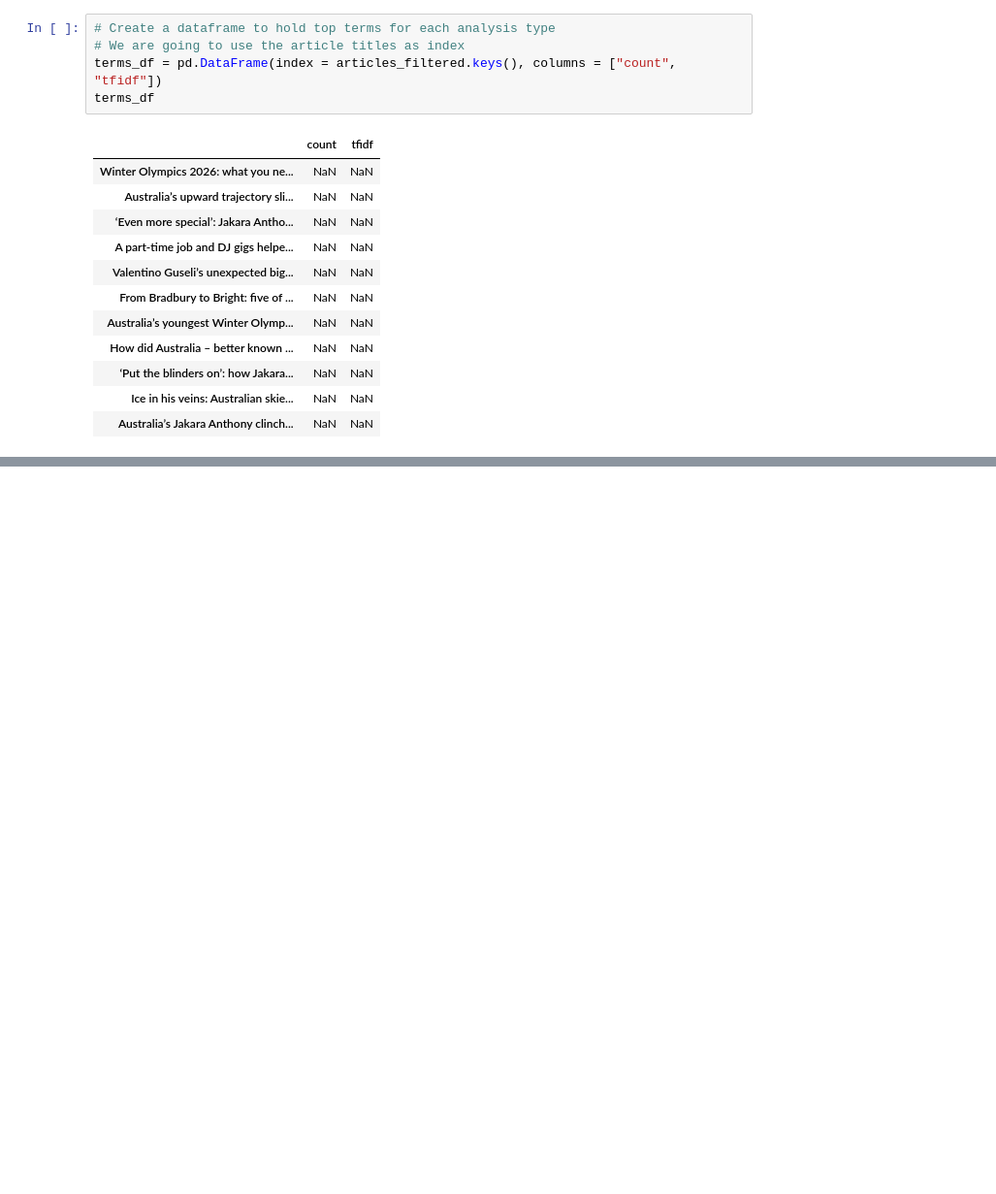
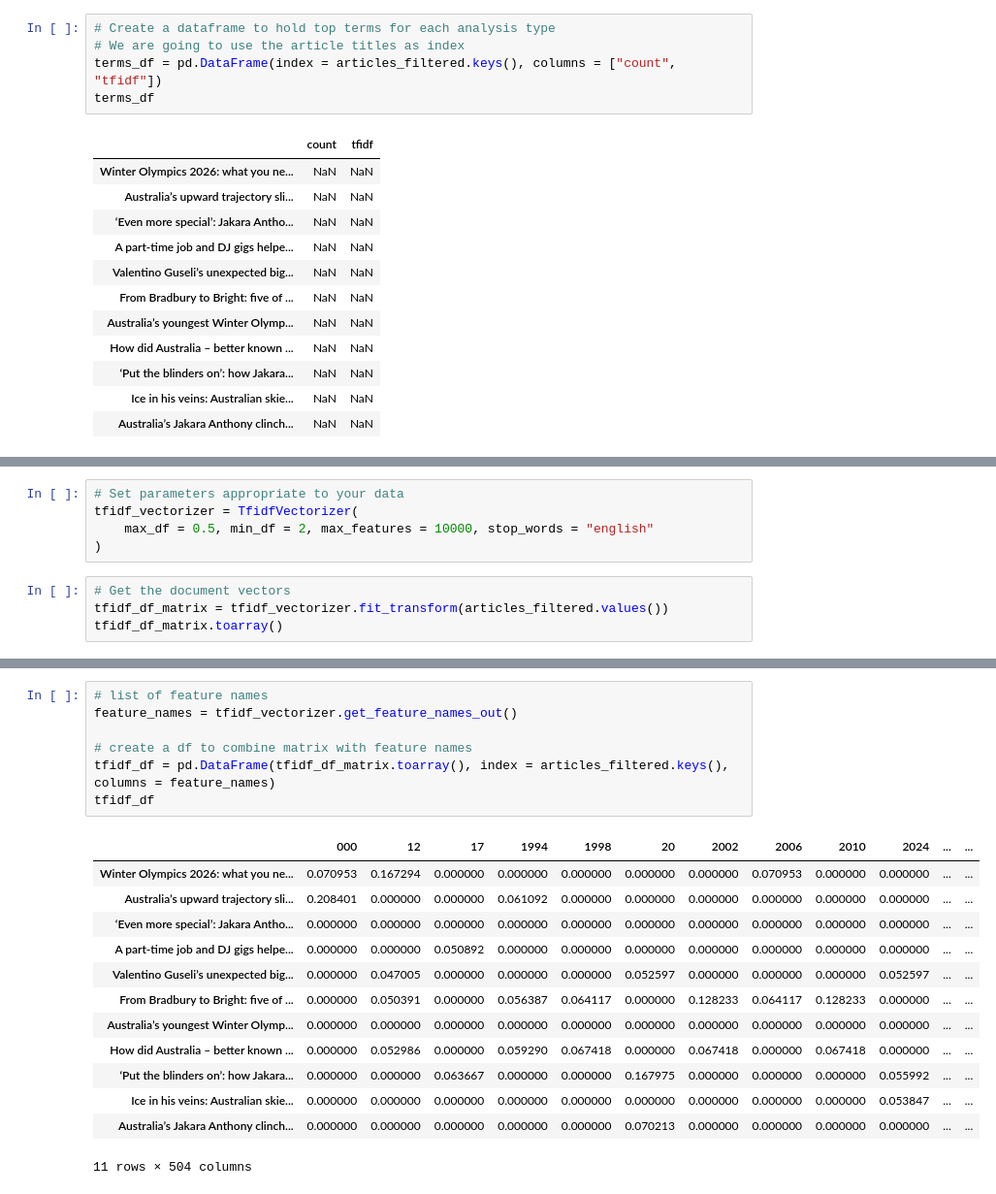
Before and after one commit to marcie-kang/QUT, a Jupyter notebook: Semester 2/IFN619/week4_tutorial.ipynb, the cells around one changed output, grey strips where cells are left out. Shown at 97% size. Saved outputs shown, nothing was run; the diff lists cells and outputs as text; blank space fills up the shorter version.

```diff
--- a/Semester 2/IFN619/week4_tutorial.ipynb
+++ b/Semester 2/IFN619/week4_tutorial.ipynb
@@ -84,0 +145,9 @@ count_dt_matrix = count_vectorizer.fit_transform(articles_filtered.values())
+# %%
+# Set parameters appropriate to your data
+tfidf_vectorizer = TfidfVectorizer(
+    max_df = 0.5, min_df = 2, max_features = 10000, stop_words = "english"
+)
+# %%
+# Get the document vectors
+tfidf_df_matrix = tfidf_vectorizer.fit_transform(articles_filtered.values())
+tfidf_df_matrix.toarray()
@@ -84,0 +168,21 @@ count_dt_matrix = count_vectorizer.fit_transform(articles_filtered.values())
+# %%
+# list of feature names
+feature_names = tfidf_vectorizer.get_feature_names_out()
+
+# create a df to combine matrix with feature names
+tfidf_df = pd.DataFrame(tfidf_df_matrix.toarray(), index = articles_filtered.keys(), columns = feature_names)
+tfidf_df
+# %% [output]
+|  | 000 | 12 | 17 | 1994 | 1998 | 20 | 2002 | 2006 | 2010 | 2024 | ... | ... |
+| Winter Olympics 2026: what you ne... | 0.070953 | 0.167294 | 0.000000 | 0.000000 | 0.000000 | 0.000000 | 0.000000 | 0.070953 | 0.000000 | 0.000000 | ... | ... |
+| Australia’s upward trajectory sli... | 0.208401 | 0.000000 | 0.000000 | 0.061092 | 0.000000 | 0.000000 | 0.000000 | 0.000000 | 0.000000 | 0.000000 | ... | ... |
+| ‘Even more special’: Jakara Antho... | 0.000000 | 0.000000 | 0.000000 | 0.000000 | 0.000000 | 0.000000 | 0.000000 | 0.000000 | 0.000000 | 0.000000 | ... | ... |
+| A part-time job and DJ gigs helpe... | 0.000000 | 0.000000 | 0.050892 | 0.000000 | 0.000000 | 0.000000 | 0.000000 | 0.000000 | 0.000000 | 0.000000 | ... | ... |
+| Valentino Guseli’s unexpected big... | 0.000000 | 0.047005 | 0.000000 | 0.000000 | 0.000000 | 0.052597 | 0.000000 | 0.000000 | 0.000000 | 0.052597 | ... | ... |
+| From Bradbury to Bright: five of ... | 0.000000 | 0.050391 | 0.000000 | 0.056387 | 0.064117 | 0.000000 | 0.128233 | 0.064117 | 0.128233 | 0.000000 | ... | ... |
+| Australia’s youngest Winter Olymp... | 0.000000 | 0.000000 | 0.000000 | 0.000000 | 0.000000 | 0.000000 | 0.000000 | 0.000000 | 0.000000 | 0.000000 | ... | ... |
+| How did Australia – better known ... | 0.000000 | 0.052986 | 0.000000 | 0.059290 | 0.067418 | 0.000000 | 0.067418 | 0.000000 | 0.067418 | 0.000000 | ... | ... |
+| ‘Put the blinders on’: how Jakara... | 0.000000 | 0.000000 | 0.063667 | 0.000000 | 0.000000 | 0.167975 | 0.000000 | 0.000000 | 0.000000 | 0.055992 | ... | ... |
+| Ice in his veins: Australian skie... | 0.000000 | 0.000000 | 0.000000 | 0.000000 | 0.000000 | 0.000000 | 0.000000 | 0.000000 | 0.000000 | 0.053847 | ... | ... |
+| Australia’s Jakara Anthony clinch... | 0.000000 | 0.000000 | 0.000000 | 0.000000 | 0.000000 | 0.070213 | 0.000000 | 0.000000 | 0.000000 | 0.000000 | ... | ... |
+11 rows × 504 columns
```
Also changed, not shown: parts of 7 cells of this notebook, 5 other files.
